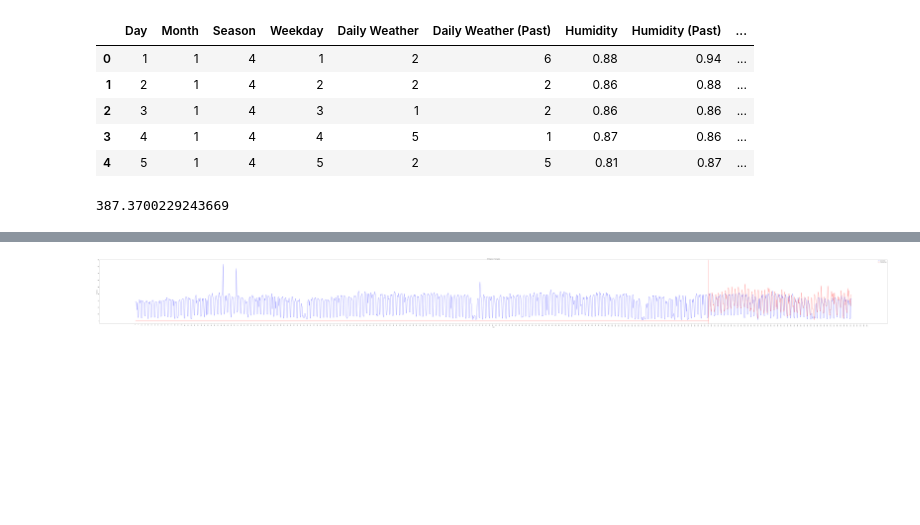
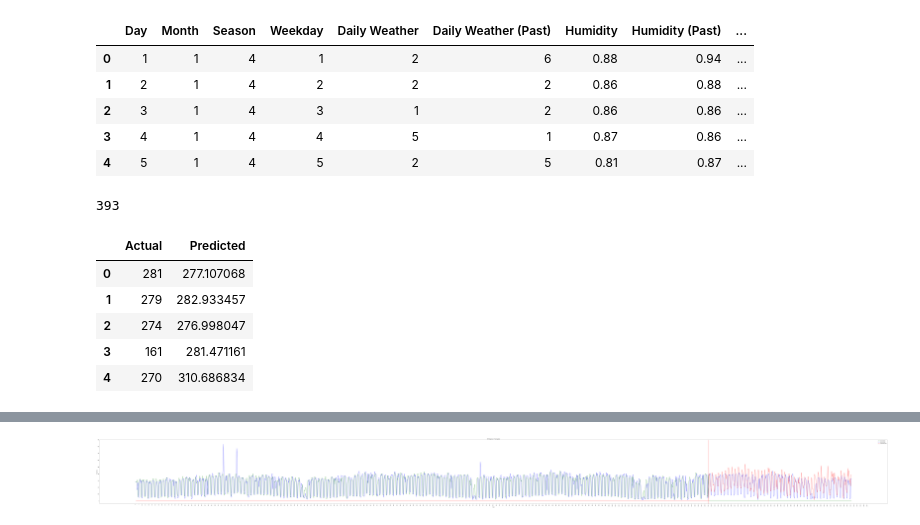
Before and after one commit to dataBikeHsUlm/MapReduce, a Jupyter notebook: Data_Profiling/MLPRegressorPlot.ipynb, the cells around one changed output, grey strips where cells are left out. Saved outputs shown, nothing was run; the diff lists cells and outputs as text; code cells hidden in the pictures; blank space fills up the shorter version.

Commit message:
added plot of Trainingdata

```diff
--- a/Data_Profiling/MLPRegressorPlot.ipynb
+++ b/Data_Profiling/MLPRegressorPlot.ipynb
@@ -59,10 +66,24 @@ X_train =X.loc[0:1211]
 X_test= X.loc[1212:1514]
 y_train = y[0:1212]
 y_test=y[1212:1514]
-scaler = StandardScaler()
+#scaler = StandardScaler()#rmse=103
+#scaler = Normalizer()#rmse=94
+#scaler = MinMaxScaler()#rmse=60
+#scaler = MaxAbsScaler()#rmse=57
+#scaler = RobustScaler(quantile_range=(25, 75))#rmse=88
+#scaler = QuantileTransformer(output_distribution='normal')#rmse=97
+scaler = QuantileTransformer(output_distribution='uniform')#rmse=46
+#X_train_scaled = preprocessing.normalize(X_train)#rmse=94
+#X_test_scaled = preprocessing.normalize(X_test)
+#X_train_scaled = preprocessing.scale(X_train)#rmse=87
+#X_test_scaled = preprocessing.scale(X_test)
 scaler.fit(X_train)
 X_train_scaled = scaler.transform(X_train)
 X_test_scaled = scaler.transform(X_test)
+last =y_train[-1]
+last
+# %% [output]
+393
 # %%
 #initialize MLPRegressor
 mlp = MLPRegressor(
@@ -73,10 +94,19 @@ mlp = MLPRegressor(
 
 m = mlp.fit(X_train_scaled,y_train)
 
-predictions = m.predict(X_test_scaled)
-last =predictions[-1]
-last
+predictions = m.predict(X_train_scaled)
+#last =predictions[-1]
+#last
 #y.append(last)
 #len(y)
-# %% [output]
-387.3700229243669
+# %%
+#Compare predicted and actual values
+df = pd.DataFrame({'Actual': y_train, 'Predicted': predictions})
+df.head()
+# %% [output]
+|  | Actual | Predicted |
+| 0 | 281 | 277.107068 |
+| 1 | 279 | 282.933457 |
+| 2 | 274 | 276.998047 |
+| 3 | 161 | 281.471161 |
+| 4 | 270 | 310.686834 |
```
Also changed, not shown: parts of 6 cells of this notebook, 9 other files.
